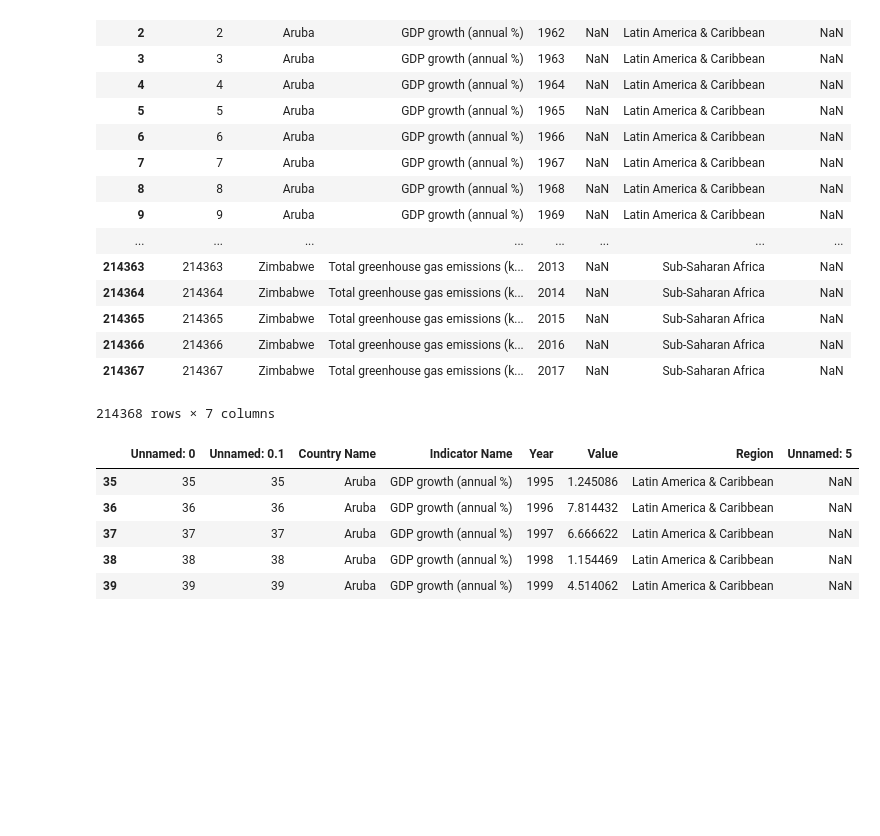
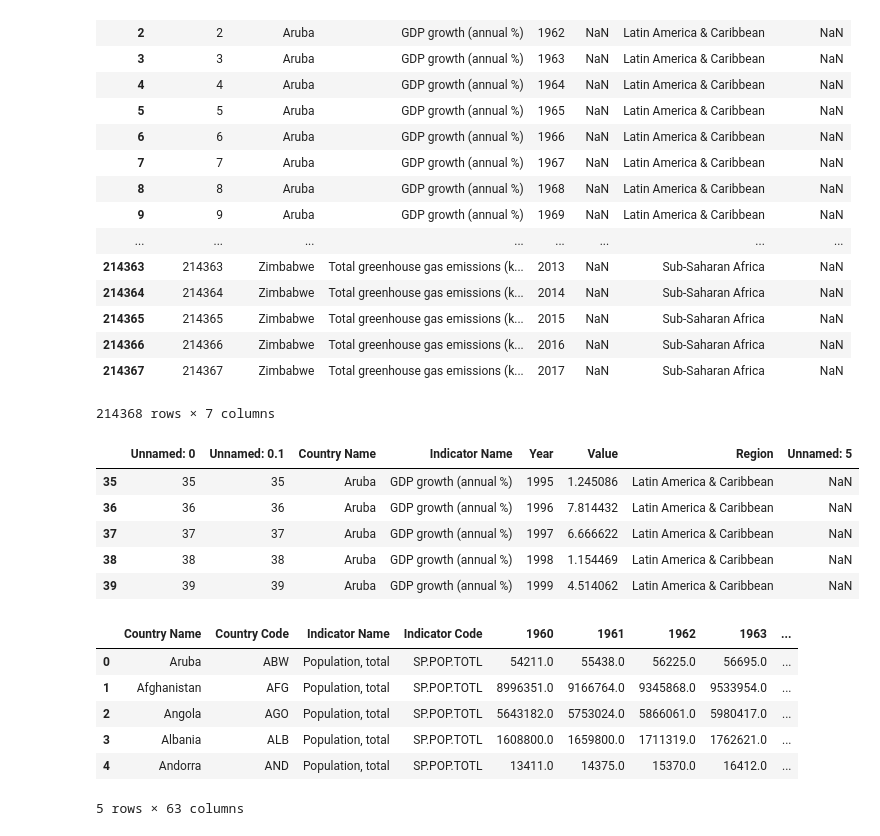
Before and after one commit to Devilmoon/DaViEx, a Jupyter notebook: static/data/preprocess.ipynb, the cells around one changed output. Saved outputs shown, nothing was run; the diff lists cells and outputs as text; code cells hidden in the pictures; blank space fills up the shorter version.

Commit message:
population size

```diff
--- a/static/data/preprocess.ipynb
+++ b/static/data/preprocess.ipynb
@@ -39,3 +39,20 @@ df_4.head()
 | 37 | 37 | 37 | Aruba | GDP growth (annual %) | 1997 | 6.666622 | Latin America & Caribbean | NaN |
 | 38 | 38 | 38 | Aruba | GDP growth (annual %) | 1998 | 1.154469 | Latin America & Caribbean | NaN |
 | 39 | 39 | 39 | Aruba | GDP growth (annual %) | 1999 | 4.514062 | Latin America & Caribbean | NaN |
+# %%
+import pandas as pd
+df_t = pd.read_csv('all_3.csv')
+df_t.head()
+test = df_t.drop(columns=['Unnamed: 0', 'Unnamed: 0.1', 'Unnamed: 0.1.1', 'Unnamed: 5'])
+test.head()
+
+pop = pd.read_csv('population.csv')
+pop.head()
+# %% [output]
+|  | Country Name | Country Code | Indicator Name | Indicator Code | 1960 | 1961 | 1962 | 1963 | ... |
+| 0 | Aruba | ABW | Population, total | SP.POP.TOTL | 54211.0 | 55438.0 | 56225.0 | 56695.0 | ... |
+| 1 | Afghanistan | AFG | Population, total | SP.POP.TOTL | 8996351.0 | 9166764.0 | 9345868.0 | 9533954.0 | ... |
+| 2 | Angola | AGO | Population, total | SP.POP.TOTL | 5643182.0 | 5753024.0 | 5866061.0 | 5980417.0 | ... |
+| 3 | Albania | ALB | Population, total | SP.POP.TOTL | 1608800.0 | 1659800.0 | 1711319.0 | 1762621.0 | ... |
+| 4 | Andorra | AND | Population, total | SP.POP.TOTL | 13411.0 | 14375.0 | 15370.0 | 16412.0 | ... |
+5 rows × 63 columns
```
Also changed, not shown: parts of 10 cells of this notebook, 2 other files.
